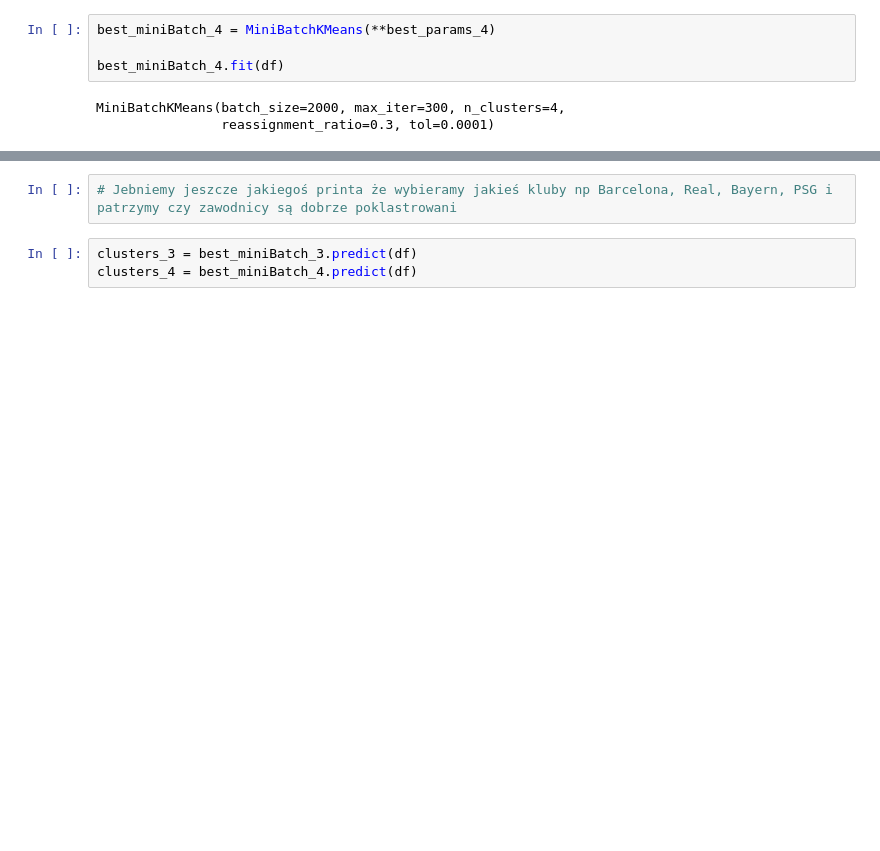
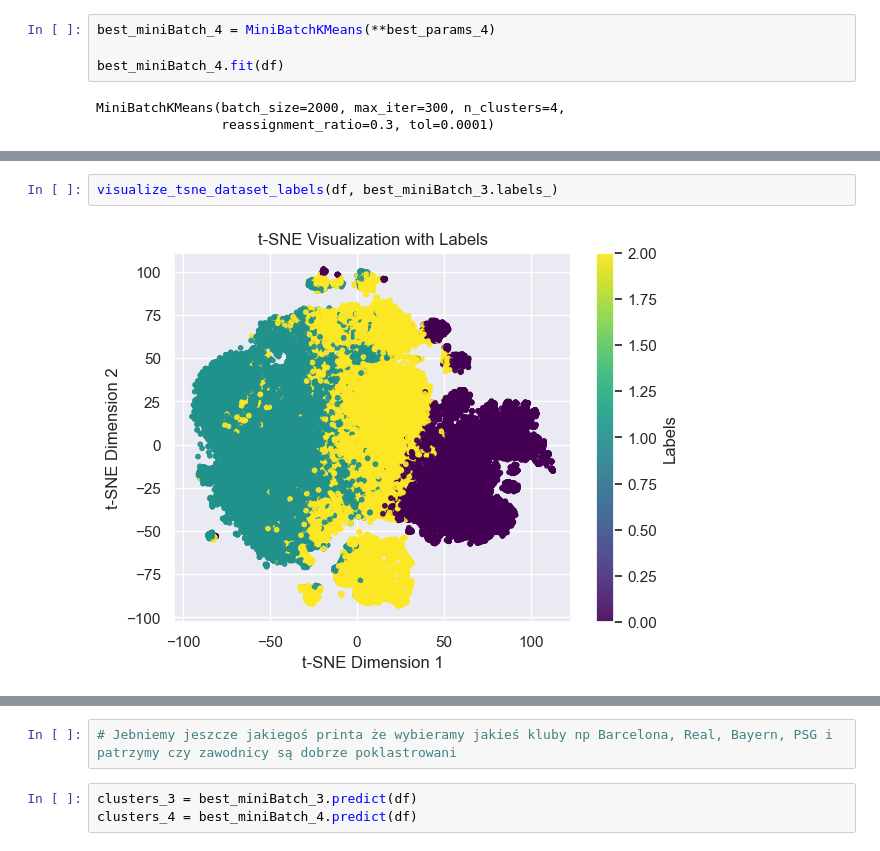
Before and after one commit to tomaszzywicki/Soccer-matches-data-analysis, a Jupyter notebook: code/KM3/models.ipynb, the cells around one changed output, grey strips where cells are left out. Cells and saved outputs as stored; diff of their text form; blank space fills up the shorter version.

Commit message:
add tsne visualization to the best model

```diff
--- a/code/KM3/models.ipynb
+++ b/code/KM3/models.ipynb
@@ -351,0 +352,4 @@ visualize_pca_dataset_labels(df, best_miniBatch_4.labels_)
+# %%
+visualize_tsne_dataset_labels(df, best_miniBatch_3.labels_)
+# %% [output]
+[figure, added]
```
Also changed, not shown: parts of 4 cells of this notebook.
